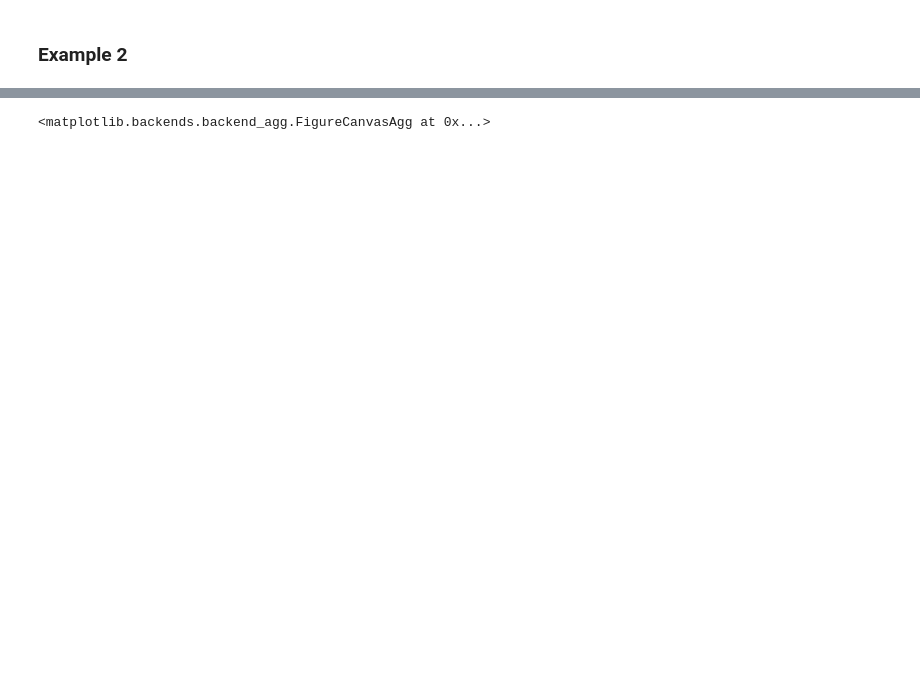
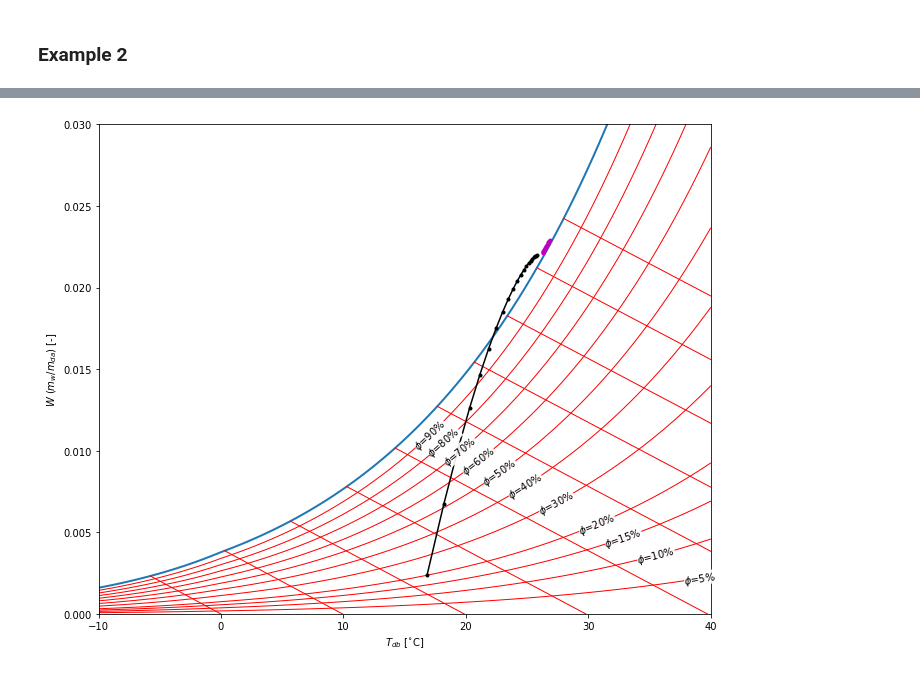
Before and after one commit to nfette/openACHP, a Jupyter notebook: src/FEM Evap.ipynb, the cells around one changed output, grey strips where cells are left out. Saved outputs shown, nothing was run; the diff lists cells and outputs as text; code cells hidden in the pictures; blank space fills up the shorter version.

```diff
--- a/src/FEM Evap.ipynb
+++ b/src/FEM Evap.ipynb
@@ -1006,6 +499,0 @@ Available matplotlib backends: ['tk', 'gtk', 'gtk3', 'wx', 'qt', 'qt4', 'qt5', '
-# %%
-import matplotlib.pyplot as plt
-fig=plt.figure()
-fig.canvas
-# %% [output]
-<matplotlib.backends.backend_agg.FigureCanvasAgg at 0x...>
@@ -1011,0 +502,17 @@ fig.canvas
+# %%
+# For this figure, the method for proceeding along saturated states
+# was to allow travel through supersaturated states as if nothing changes.
+# This is not physical, since water would condense out, thus
+# the vapor diffusion/convection laws would not apply to the full
+# water content.
+my_dataframe = fdm_evap.parallel_evaporation(
+    water_flow_in = 10,
+    temperature_interface = 300,
+    temperature_far_in = 290,
+    relhum_far_in = 0.2,
+    a_cell=5,
+    supersaturated_method=None
+)
+fdm_evap.plot_results(my_dataframe)
+# %% [output]
+[figure, added]
```
Also changed, not shown: parts of 53 cells of this notebook, 1 other file.
